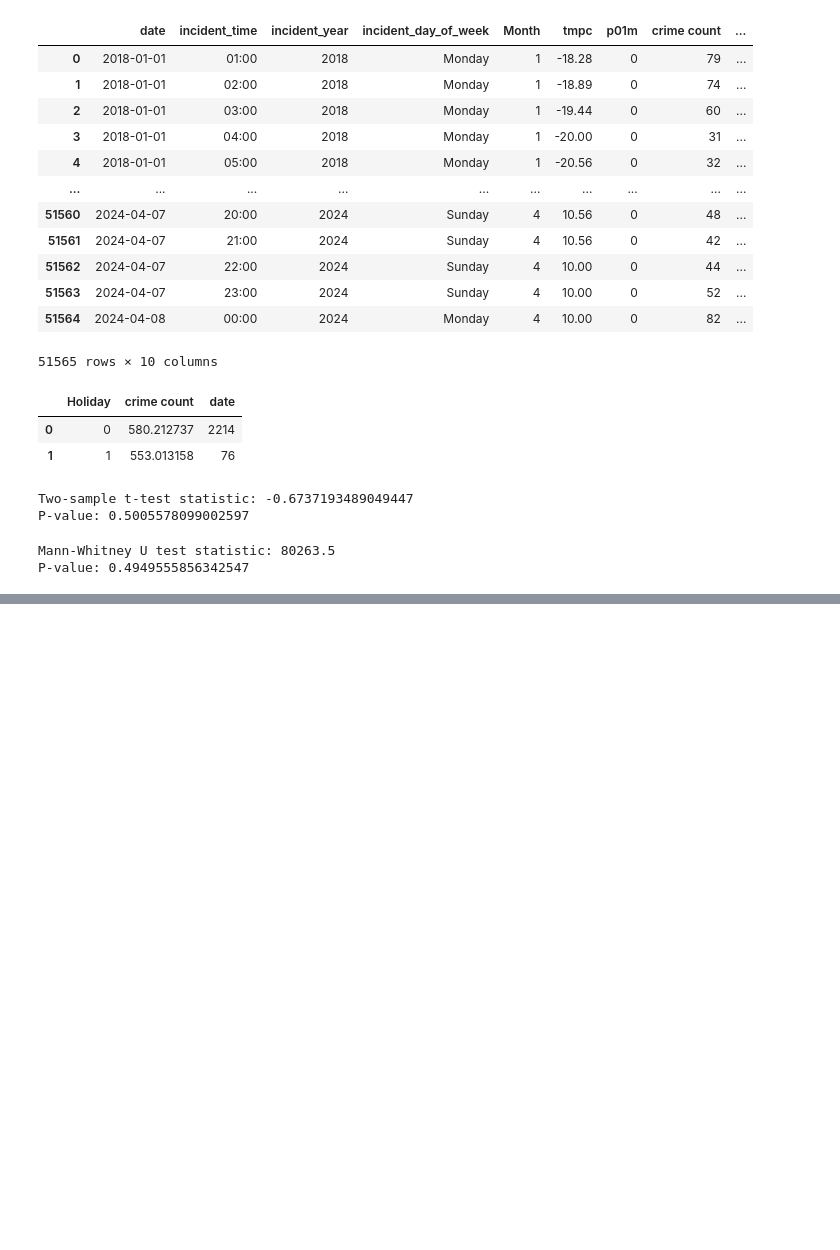
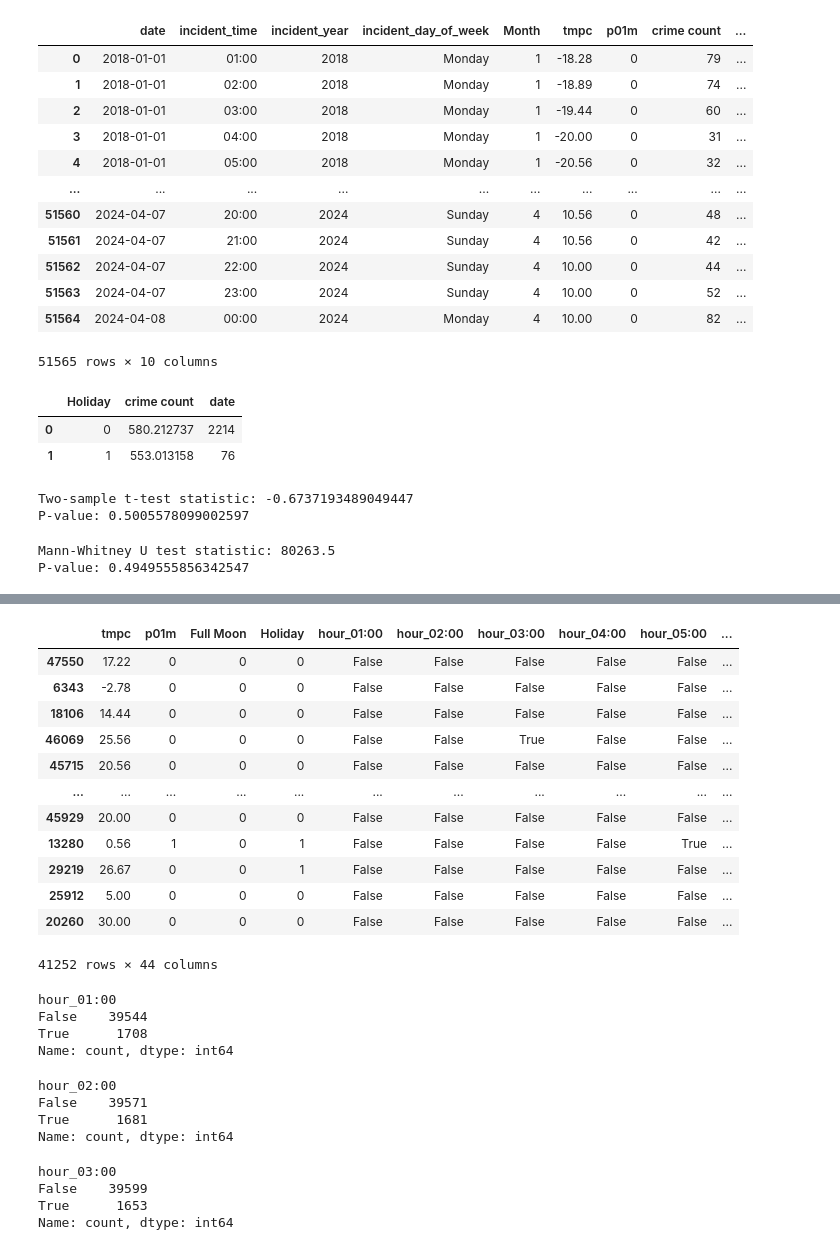
Before and after one commit to etumkaya/incidents, a Jupyter notebook: Incidents_Project.ipynb, the cells around one changed output, grey strips where cells are left out. Cells and saved outputs as stored; diff of their text form; code cells hidden in the pictures; blank space fills up the shorter version.

```diff
--- a/Incidents_Project.ipynb
+++ b/Incidents_Project.ipynb
@@ -1348,0 +1953,40 @@ P-value: 0.4949555856342547
+# %%
+X = encoded_data.drop("crime count", axis=1)
+y = encoded_data["crime count"]
+
+hour = merged_Chicago_4['incident_time']
+year = merged_Chicago_4['incident_year']
+
+stratify_var = hour.astype(str) + '_' + year.astype(str)
+
+X_train, X_test, y_train, y_test = train_test_split(
+    X, y, stratify=stratify_var, test_size=0.2, random_state=45)
+
+model = RandomForestRegressor(n_estimators=100, random_state=42)
+model.fit(X_train, y_train)
+
+y_pred = model.predict(X_test)
+mse = mean_squared_error(y_test, y_pred)
+print(f'Mean Squared Error: {mse}')
+r2 = r2_score(y_test, y_pred)
+print(f'R^2 Score: {r2}')
+
+hour_train = hour.iloc[X_train.index]
+hour_test = hour.iloc[X_test.index]
+year_train = year.iloc[X_train.index]
+year_test = year.iloc[X_test.index]
+
+train_hour_distribution = hour_train.value_counts(normalize=True)
+test_hour_distribution = hour_test.value_counts(normalize=True)
+train_year_distribution = year_train.value_counts(normalize=True)
+test_year_distribution = year_test.value_counts(normalize=True)
+
+print("Training set hour distribution:")
+print(train_hour_distribution)
+print("\nTest set hour distribution:")
+print(test_hour_distribution)
+
+print("\nTraining set year distribution:")
+print(train_year_distribution)
+print("\nTest set year distribution:")
+print(test_year_distribution)
@@ -1348,0 +2045,37 @@ P-value: 0.4949555856342547
+# %%
+X_train
+# %% [output]
+|  | tmpc | p01m | Full Moon | Holiday | hour_01:00 | hour_02:00 | hour_03:00 | hour_04:00 | hour_05:00 | ... |
+| 47550 | 17.22 | 0 | 0 | 0 | False | False | False | False | False | ... |
+| 6343 | -2.78 | 0 | 0 | 0 | False | False | False | False | False | ... |
+| 18106 | 14.44 | 0 | 0 | 0 | False | False | False | False | False | ... |
+| 46069 | 25.56 | 0 | 0 | 0 | False | False | True | False | False | ... |
+| 45715 | 20.56 | 0 | 0 | 0 | False | False | False | False | False | ... |
+| ... | ... | ... | ... | ... | ... | ... | ... | ... | ... | ... |
+| 45929 | 20.00 | 0 | 0 | 0 | False | False | False | False | False | ... |
+| 13280 | 0.56 | 1 | 0 | 1 | False | False | False | False | True | ... |
+| 29219 | 26.67 | 0 | 0 | 1 | False | False | False | False | False | ... |
+| 25912 | 5.00 | 0 | 0 | 0 | False | False | False | False | False | ... |
+| 20260 | 30.00 | 0 | 0 | 0 | False | False | False | False | False | ... |
+41252 rows × 44 columns
+# %%
+X_train["hour_01:00"].value_counts()
+# %% [output]
+hour_01:00
+False    39544
+True      1708
+Name: count, dtype: int64
+# %%
+X_train["hour_02:00"].value_counts()
+# %% [output]
+hour_02:00
+False    39571
+True      1681
+Name: count, dtype: int64
+# %%
+X_train["hour_03:00"].value_counts()
+# %% [output]
+hour_03:00
+False    39599
+True      1653
+Name: count, dtype: int64
```
Also changed, not shown: parts of 63 cells of this notebook.
